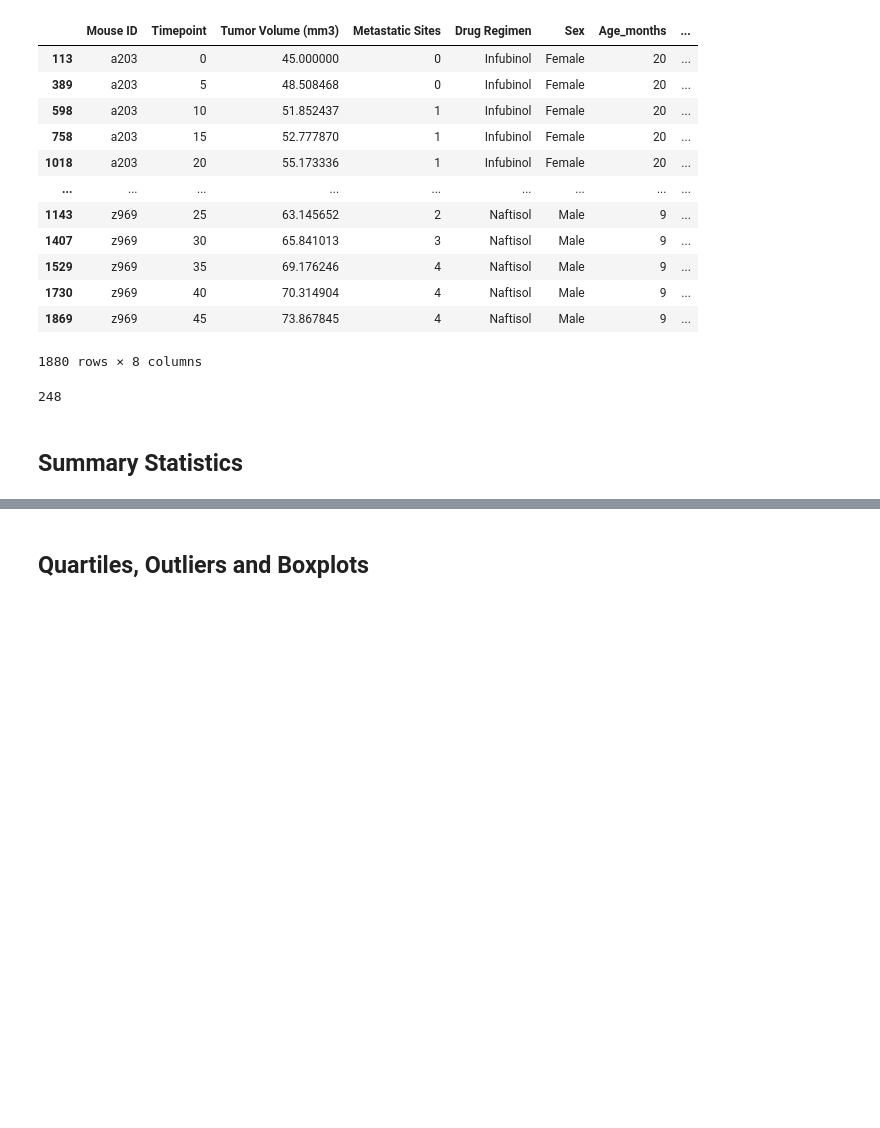
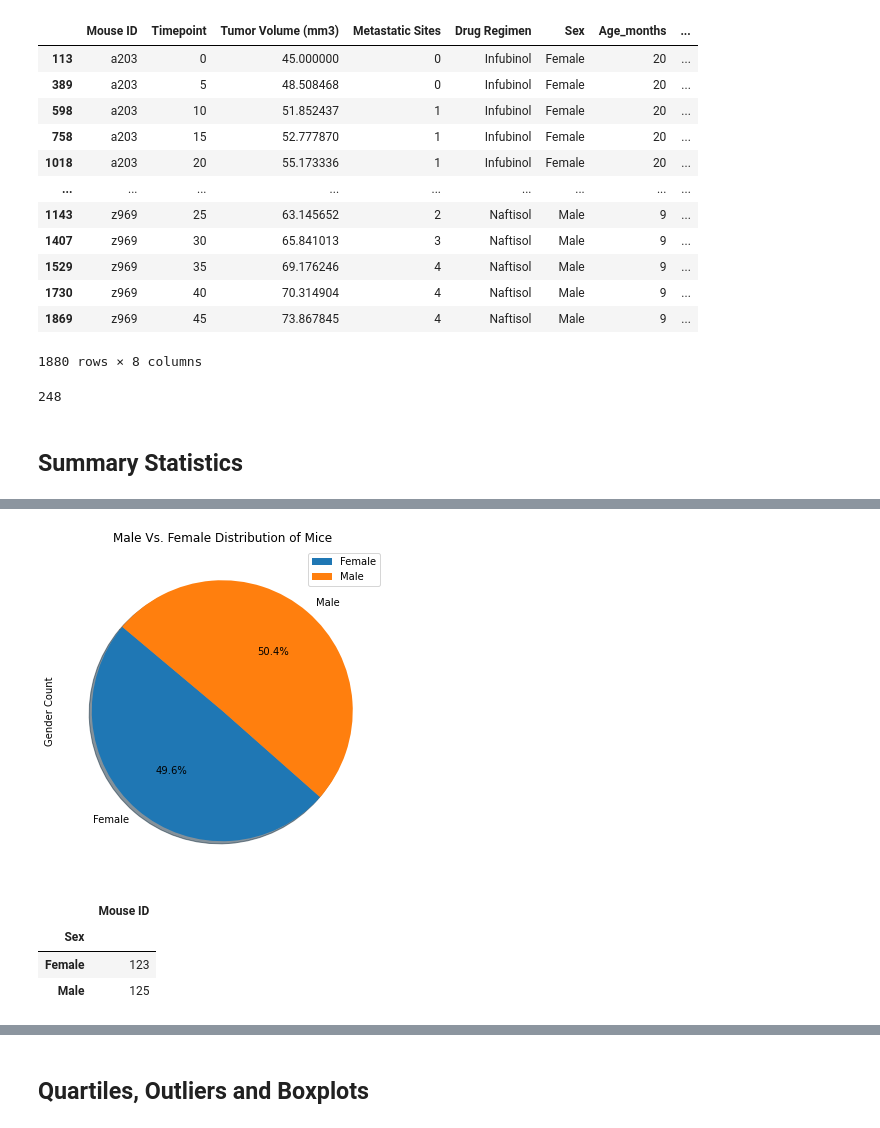
Before and after one commit to Annaolivia5/Pymaceuticals, a Jupyter notebook: pymaceuticals_starter.ipynb, the cells around one changed output, grey strips where cells are left out. Cells and saved outputs as stored; diff of their text form; code cells hidden in the pictures; blank space fills up the shorter version.

```diff
--- a/pymaceuticals_starter.ipynb
+++ b/pymaceuticals_starter.ipynb
@@ -131,0 +181,19 @@ num_of_mice
+# %%
+# Generate a pie plot showing the distribution of female versus male mice using Pandas
+# drug_and_time_df = data_cleaned[['Drug Regimen', 'Timepoint']]
+# drug_and_time_df = drug_and_time_df.groupby(['Drug Regimen']).count()
+
+genders_df = pd.DataFrame(data_cleaned.groupby(['Sex'])['Mouse ID'].nunique())
+
+plot = genders_df.plot(kind="pie", y='Mouse ID', autopct="%1.1f%%", figsize=(8,6), title='Male Vs. Female Distribution of Mice', shadow=True, startangle=140)
+plot.set_ylabel("Gender Count")
+
+plt.show()
+
+genders_df
+# %% [output]
+[figure, added]
+|  | Mouse ID |
+| Sex |  |
+| Female | 123 |
+| Male | 125 |
```
Also changed, not shown: parts of 20 cells of this notebook.
